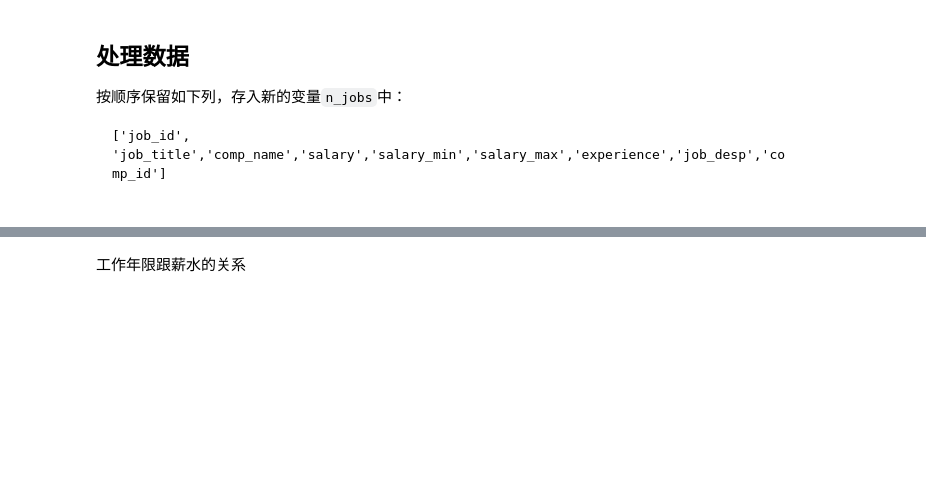
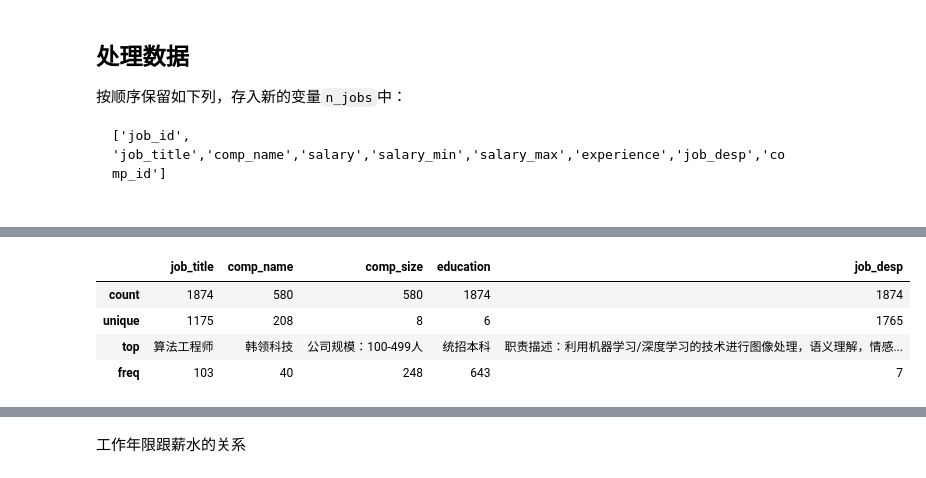
Before and after one commit to lxyangfan/job_analyser, a Jupyter notebook: analysis.ipynb, the cells around one changed output, grey strips where cells are left out. Drawn from its saved outputs; the diff is of its cells as text; code cells hidden in the pictures; blank space fills up the shorter version.

```diff
--- a/analysis.ipynb
+++ b/analysis.ipynb
@@ -56,0 +111,8 @@ n_jobs.head(1)
+# %%
+n_jobs.describe(include=['O'])
+# %% [output]
+|  | job_title | comp_name | comp_size | education | job_desp |
+| count | 1874 | 580 | 580 | 1874 | 1874 |
+| unique | 1175 | 208 | 8 | 6 | 1765 |
+| top | 算法工程师 | 韩领科技 | 公司规模：100-499人 | 统招本科 | 职责描述：利用机器学习/深度学习的技术进行图像处理，语义理解，情感... |
+| freq | 103 | 40 | 248 | 643 | 7 |
```
Also changed, not shown: parts of 17 cells of this notebook, 7 other files.
